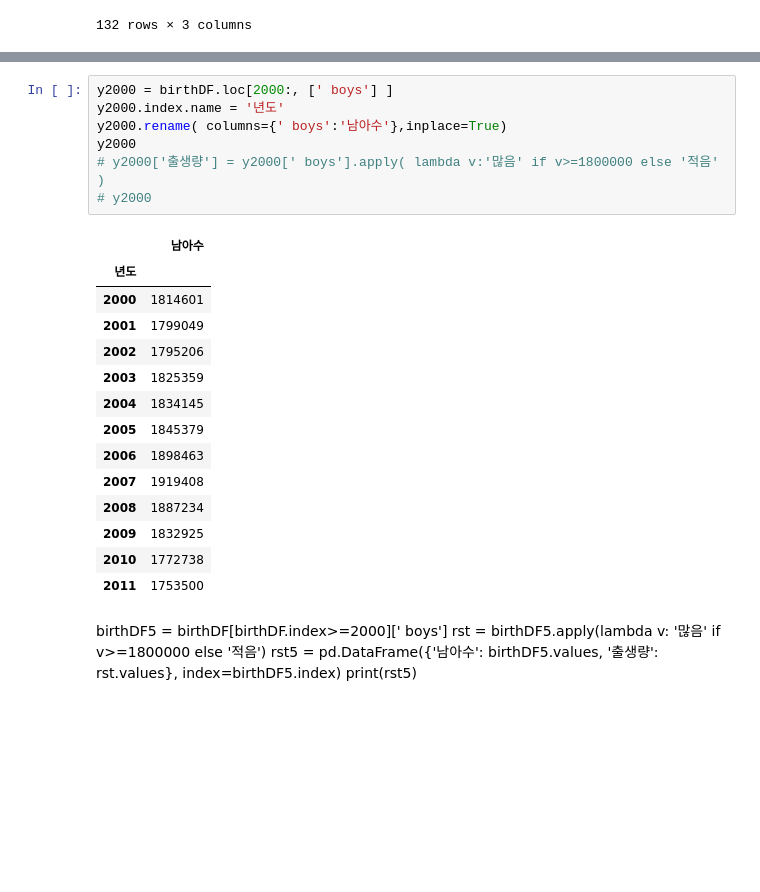
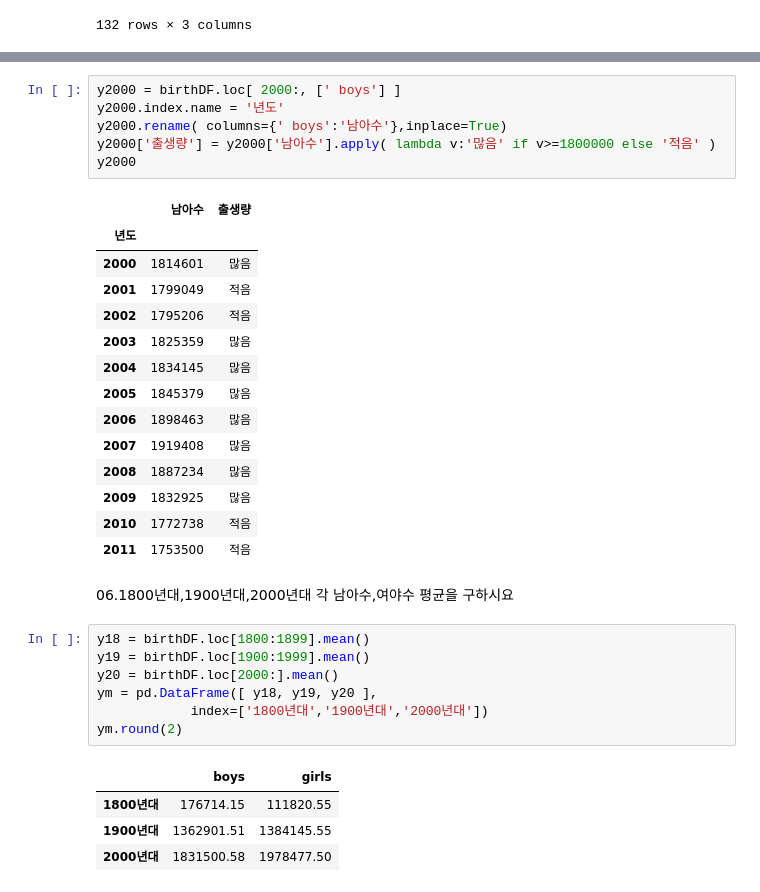
Before and after one commit to narirla/Pandas, a Jupyter notebook: 과제/4일차/4일차풀이.ipynb, the cells around one changed output, grey strips where cells are left out. Drawn from its saved outputs; the diff is of its cells as text; blank space fills up the shorter version.

```diff
--- a/과제/4일차/4일차풀이.ipynb
+++ b/과제/4일차/4일차풀이.ipynb
@@ -83,28 +102,35 @@ birthDF
 # %%
-y2000 = birthDF.loc[2000:, [' boys'] ]
+y2000 = birthDF.loc[ 2000:, [' boys'] ]
 y2000.index.name = '년도'
 y2000.rename( columns={' boys':'남아수'},inplace=True)
+y2000['출생량'] = y2000['남아수'].apply( lambda v:'많음' if v>=1800000 else '적음' )
 y2000
-# y2000['출생량'] = y2000[' boys'].apply( lambda v:'많음' if v>=1800000 else '적음' )
-# y2000
 # %% [output]
-|  | 남아수 |
-| 년도 |  |
-| 2000 | 1814601 |
-| 2001 | 1799049 |
-| 2002 | 1795206 |
-| 2003 | 1825359 |
-| 2004 | 1834145 |
-| 2005 | 1845379 |
-| 2006 | 1898463 |
-| 2007 | 1919408 |
-| 2008 | 1887234 |
-| 2009 | 1832925 |
-| 2010 | 1772738 |
-| 2011 | 1753500 |
+|  | 남아수 | 출생량 |
+| 년도 |  |  |
+| 2000 | 1814601 | 많음 |
+| 2001 | 1799049 | 적음 |
+| 2002 | 1795206 | 적음 |
+| 2003 | 1825359 | 많음 |
+| 2004 | 1834145 | 많음 |
+| 2005 | 1845379 | 많음 |
+| 2006 | 1898463 | 많음 |
+| 2007 | 1919408 | 많음 |
+| 2008 | 1887234 | 많음 |
+| 2009 | 1832925 | 많음 |
+| 2010 | 1772738 | 적음 |
+| 2011 | 1753500 | 적음 |
-# %% [markdown]
-
-birthDF5 = birthDF[birthDF.index>=2000][' boys']
-rst = birthDF5.apply(lambda v: '많음' if v>=1800000 else '적음')
-rst5 = pd.DataFrame({'남아수': birthDF5.values, '출생량': rst.values}, index=birthDF5.index)
-print(rst5)
+# %% [markdown]
+06.1800년대,1900년대,2000년대 각 남아수,여야수 평균을 구하시요
+# %%
+y18 = birthDF.loc[1800:1899].mean()
+y19 = birthDF.loc[1900:1999].mean()
+y20 = birthDF.loc[2000:].mean()
+ym = pd.DataFrame([ y18, y19, y20 ],
+            index=['1800년대','1900년대','2000년대'])
+ym.round(2)
+# %% [output]
+|  | boys | girls |
+| 1800년대 | 176714.15 | 111820.55 |
+| 1900년대 | 1362901.51 | 1384145.55 |
+| 2000년대 | 1831500.58 | 1978477.50 |
```
Also changed, not shown: parts of 14 cells of this notebook, 2 other files.
